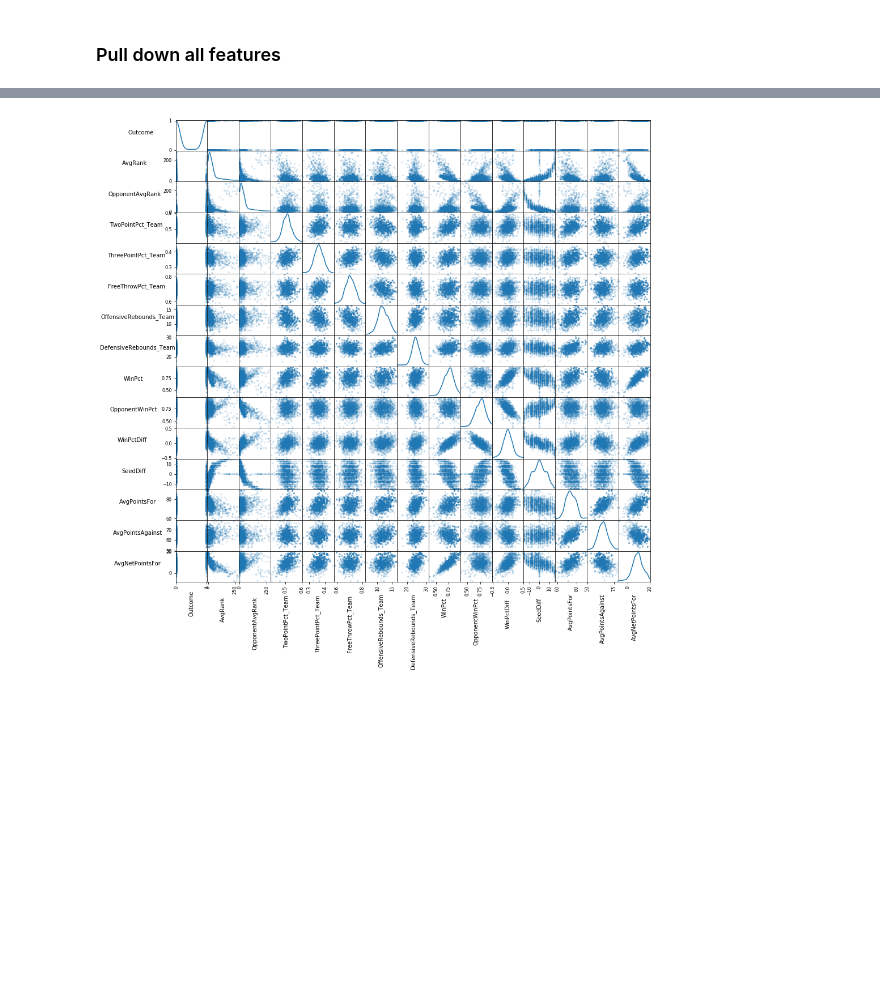
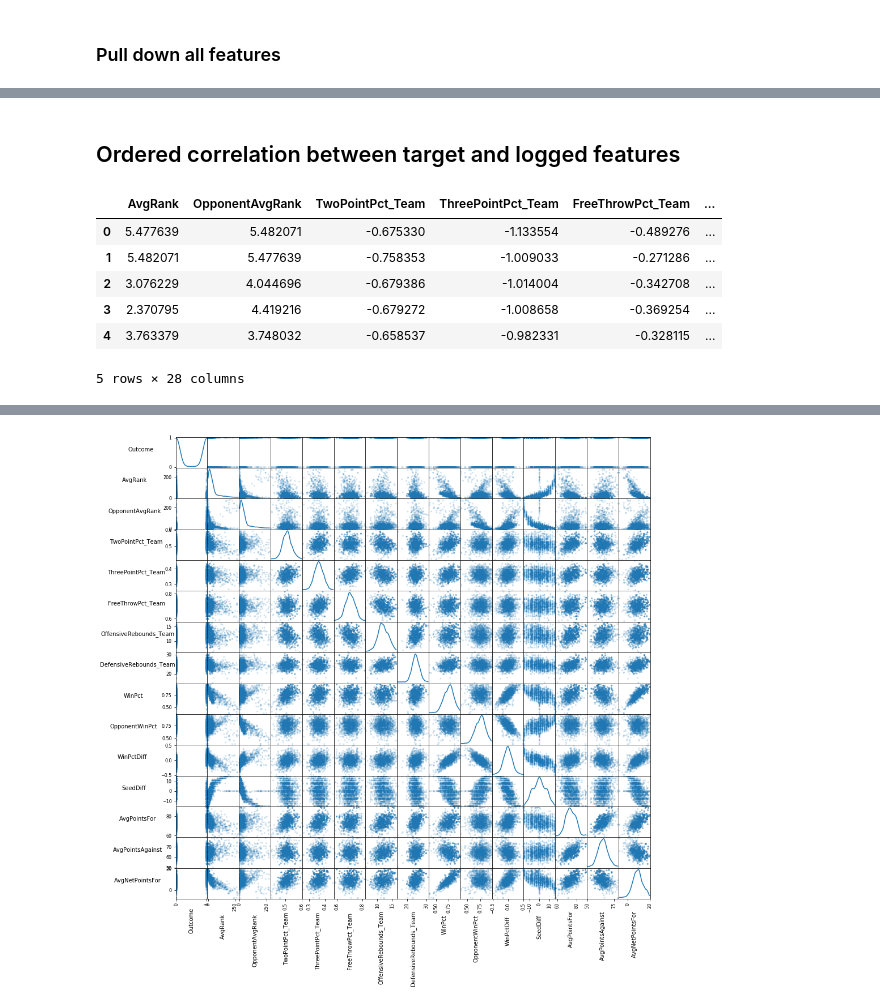
Before and after one commit to elyliu/mids-w207-final_proj-ncaa, a Jupyter notebook: Steve/01-eda-features.ipynb, the cells around one changed output, grey strips where cells are left out. Drawn from its saved outputs; the diff is of its cells as text; code cells hidden in the pictures; blank space fills up the shorter version.

```diff
--- a/Steve/01-eda-features.ipynb
+++ b/Steve/01-eda-features.ipynb
@@ -94,0 +150,25 @@ cm
+# %% [markdown]
+## Ordered correlation between target and logged features
+# %%
+target = ['Outcome']
+features = ['AvgRank', 'OpponentAvgRank', 'TwoPointPct_Team', 'ThreePointPct_Team',
+            'FreeThrowPct_Team', 'OffensiveRebounds_Team', 'DefensiveRebounds_Team',
+            "FieldGoalPct_Team", "TwoPointAttPct_Team", "ThreePointAttPct_Team",
+            "FieldGoalAtt_Team", "TwoPointAtt_Team", "ThreePointAtt_Team",
+            "FreeThrowAtt_Team", "Assists_Team", "Turnovers_Team", "Steals_Team",
+            "Blocks_Team", "PersonalFouls_Team", "cum_winpct_v_opp",
+            'WinPct', 'OpponentWinPct', 'WinPctDiff', 'SeedDiff',
+            'AvgPointsFor', 'AvgPointsAgainst', 'AvgNetPointsFor'
+           ]
+
+df_ln = df[features].apply(np.log)
+df_ln['Outcome'] = pd.Series(df['Outcome'])
+df_ln.head()
+# %% [output]
+|  | AvgRank | OpponentAvgRank | TwoPointPct_Team | ThreePointPct_Team | FreeThrowPct_Team | ... |
+| 0 | 5.477639 | 5.482071 | -0.675330 | -1.133554 | -0.489276 | ... |
+| 1 | 5.482071 | 5.477639 | -0.758353 | -1.009033 | -0.271286 | ... |
+| 2 | 3.076229 | 4.044696 | -0.679386 | -1.014004 | -0.342708 | ... |
+| 3 | 2.370795 | 4.419216 | -0.679272 | -1.008658 | -0.369254 | ... |
+| 4 | 3.763379 | 3.748032 | -0.658537 | -0.982331 | -0.328115 | ... |
+5 rows × 28 columns
```
Also changed, not shown: parts of 13 cells of this notebook, 2 other files.
